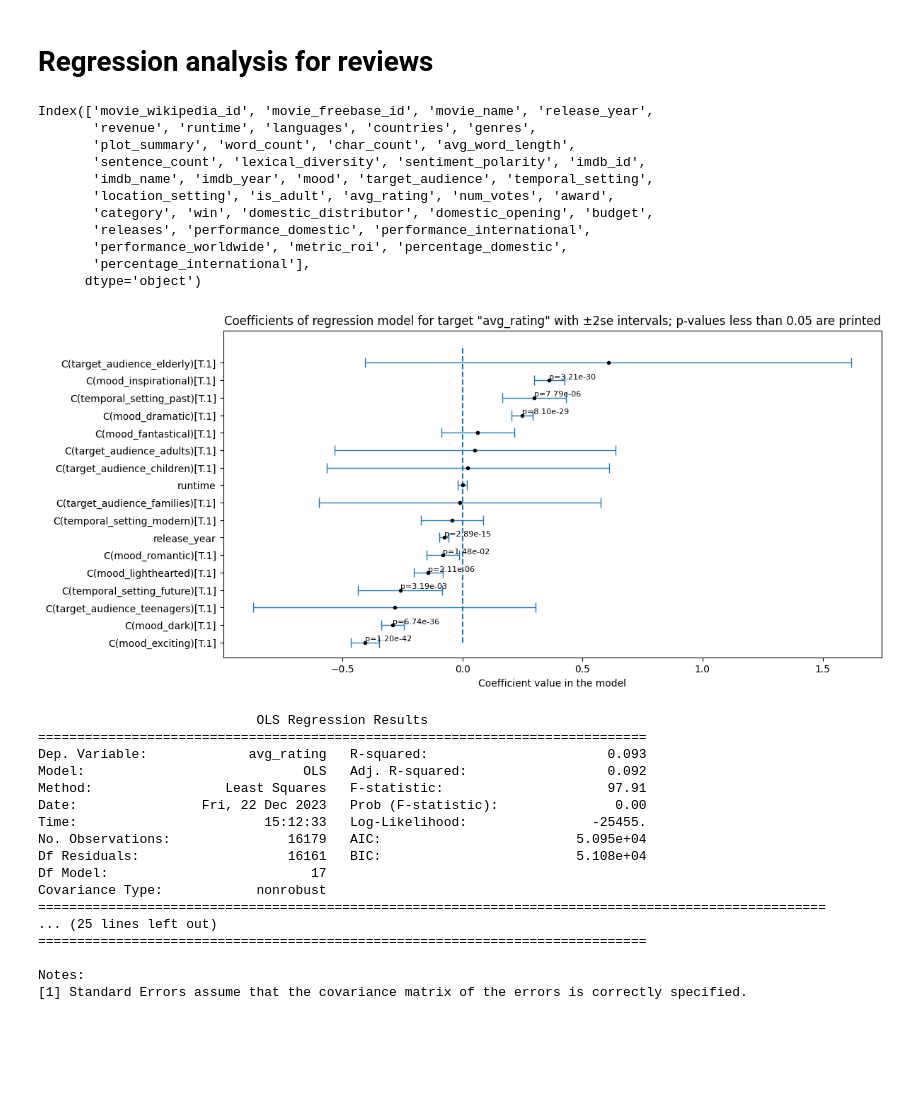
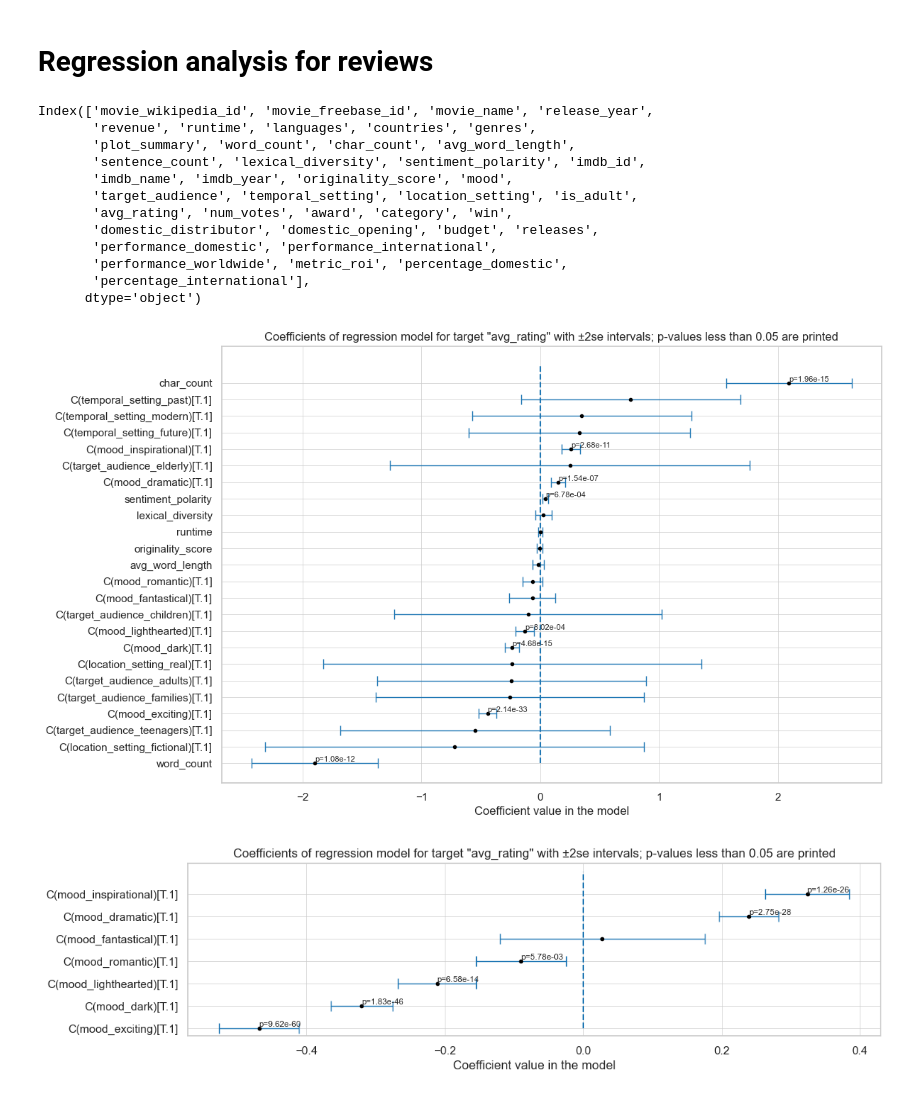
Before and after one commit to epfl-ada/ada-2023-project-biasbusters, a Jupyter notebook: regression_analysis.ipynb, the cells around one changed output. Drawn from its saved outputs; the diff is of its cells as text; code cells hidden in the pictures; blank space fills up the shorter version.

Commit message:
review regression analysis

```diff
--- a/regression_analysis.ipynb
+++ b/regression_analysis.ipynb
@@ -8,6 +8,10 @@ import seaborn as sns
 import communities
 import plots
 import json
+# %%
+sns.set_style("whitegrid")
+sns.set_context("notebook", font_scale=1.0)
+plt.rcParams['grid.linewidth'] = 0.5
 # %%
 augmented_cmu = dataset.get_augmented_cmu()
 imdb_df = dataset.get_imdb_dataset()
@@ -24,7 +28,7 @@ llm_columns = ['topic', 'mood', 'target_audience', 'temporal_setting', 'location
 
 augmented_cmu = pd.merge(
     augmented_cmu.drop(columns=llm_columns),
-    plot_features[['movie_wikipedia_id'] + llm_columns],
+    plot_features[['movie_wikipedia_id', 'originality_score'] + llm_columns],
     on='movie_wikipedia_id'
 )
 # %%
@@ -176,6 +182,6 @@ Index(['movie_wikipedia_id', 'movie_freebase_id', 'movie_name', 'release_year',
       dtype='object')
 # %%
-def fit_regression_model(df, feature_columns, target_feature):
+def fit_regression_model(df, feature_columns, target_feature, print_summary=False):
     """
     Fits a regression model using one-hot encoding for categorical features with multilabel classes
     and standardizes numerical features.
@@ -234,4 +240,5 @@ def fit_regression_model(df, feature_columns, target_feature):
     plt.yticks(range(len(l2)), l2)
     plt.show()
 
-    print(res.summary())
+    if print_summary:
+        print(res.summary())
@@ -244,31 +280,28 @@ Index(['movie_wikipedia_id', 'movie_freebase_id', 'movie_name', 'release_year',
        'revenue', 'runtime', 'languages', 'countries', 'genres',
        'plot_summary', 'word_count', 'char_count', 'avg_word_length',
        'sentence_count', 'lexical_diversity', 'sentiment_polarity', 'imdb_id',
-       'imdb_name', 'imdb_year', 'mood', 'target_audience', 'temporal_setting',
-       'location_setting', 'is_adult', 'avg_rating', 'num_votes', 'award',
-       'category', 'win', 'domestic_distributor', 'domestic_opening', 'budget',
-       'releases', 'performance_domestic', 'performance_international',
+       'imdb_name', 'imdb_year', 'originality_score', 'mood',
+       'target_audience', 'temporal_setting', 'location_setting', 'is_adult',
+       'avg_rating', 'num_votes', 'award', 'category', 'win',
+       'domestic_distributor', 'domestic_opening', 'budget', 'releases',
+       'performance_domestic', 'performance_international',
        'performance_worldwide', 'metric_roi', 'percentage_domestic',
        'percentage_international'],
       dtype='object')
+# %%
+target = 'avg_rating'
 # %%
-fit_regression_model(plot_analysis, ['runtime', 'mood', 'target_audience', 'temporal_setting'], 'avg_rating')
+fit_regression_model(plot_analysis,
+     [
+         'runtime', 'word_count', 'char_count', 'avg_word_length', 'lexical_diversity', 'sentiment_polarity',
+         'originality_score', 'mood', 'target_audience', 'temporal_setting', 'location_setting'
+
+     ],
+     target
+)
 # %% [output]
-[figure, old version]
+[figure, new version]
-                            OLS Regression Results
-==============================================================================
-Dep. Variable:             avg_rating   R-squared:                       0.093
-Model:                            OLS   Adj. R-squared:                  0.092
-Method:                 Least Squares   F-statistic:                     97.91
-Date:                Fri, 22 Dec 2023   Prob (F-statistic):               0.00
-Time:                        15:12:33   Log-Likelihood:                -25455.
-No. Observations:               16179   AIC:                         5.095e+04
-Df Residuals:                   16161   BIC:                         5.108e+04
-Df Model:                          17
-Covariance Type:            nonrobust
-=====================================================================================================
-... (25 lines left out)
-==============================================================================
-
-Notes:
-[1] Standard Errors assume that the covariance matrix of the errors is correctly specified.
+# %%
+fit_regression_model(plot_analysis, ['mood'], target)
+# %% [output]
+[figure, added]
```
Also changed, not shown: parts of 18 cells of this notebook.
